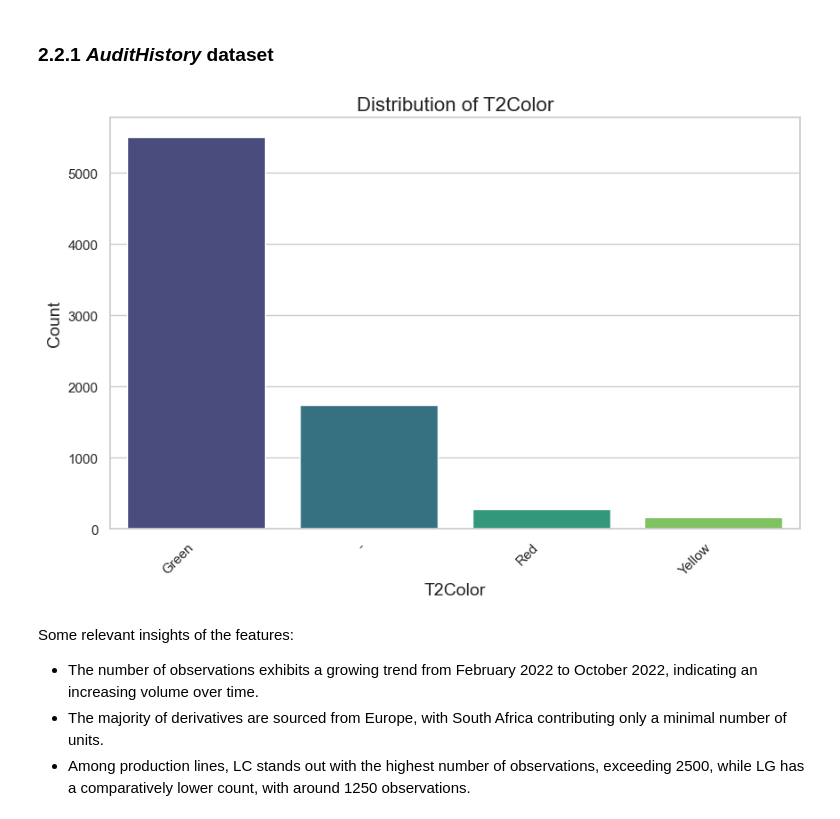
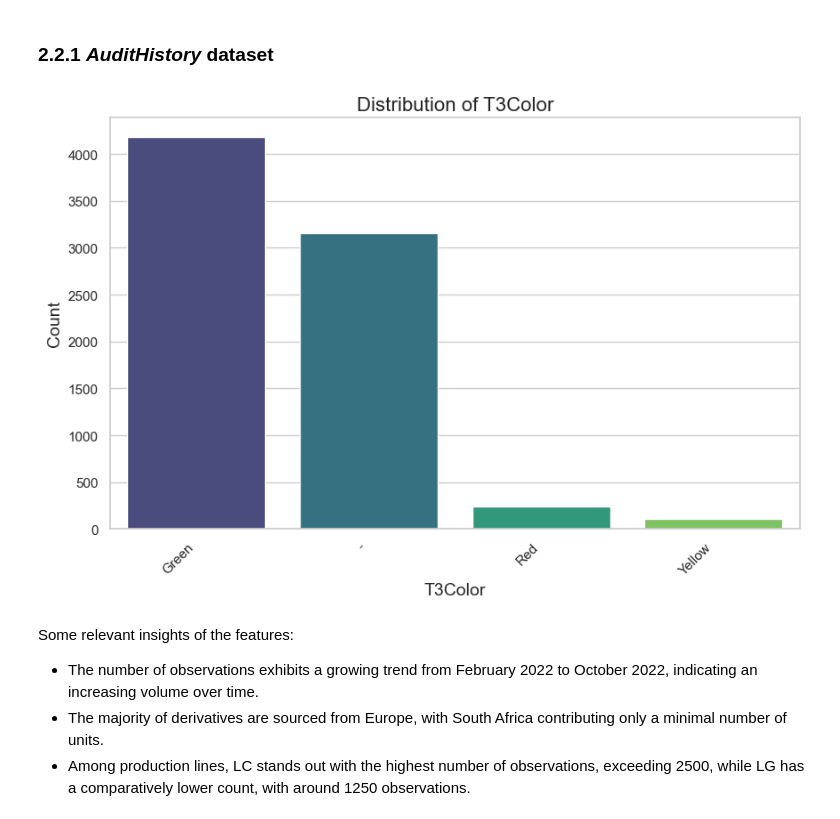
Before and after one commit to juanbeta98/DataScienceStudyCase, a Jupyter notebook: PresentationPreparation.ipynb, the cells around one changed output. Saved outputs shown, nothing was run; the diff lists cells and outputs as text; code cells hidden in the pictures.

```diff
--- a/PresentationPreparation.ipynb
+++ b/PresentationPreparation.ipynb
@@ -163,10 +163,10 @@ The next stage of dataset exploration involves conducting a distribution analysi
 ### 2.2.1 _AuditHistory_ dataset
 # %%
 cols = list(AuditHistory.columns)[1:]
-col_name = cols[6]
+col_name = cols[7]
 plot_categorical_distribution(col_name)
 # %% [output]
-[figure, old version]
+[figure, new version]
 # %% [markdown]
 Some relevant insights of the features:
 <br><div style="text-align: justify">
```
Also changed, not shown: parts of 1 cell of this notebook, 2 other files.
